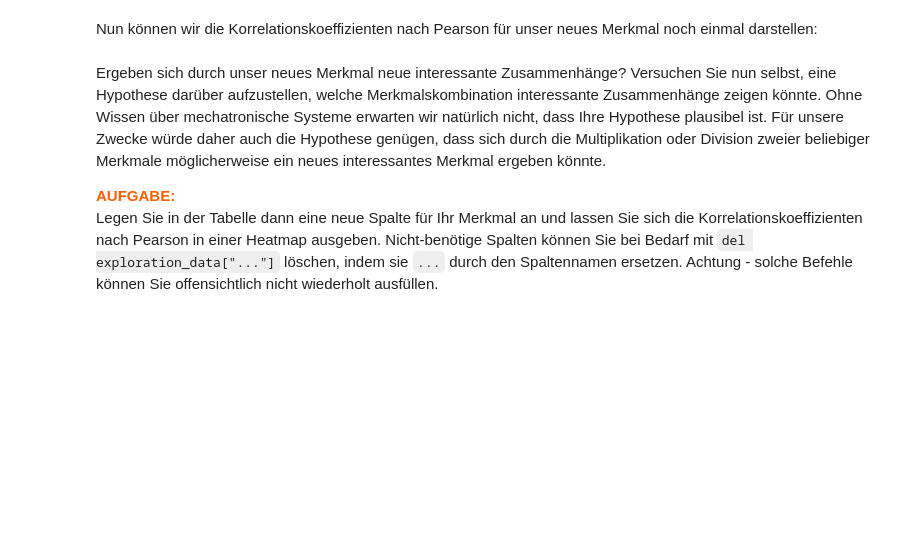
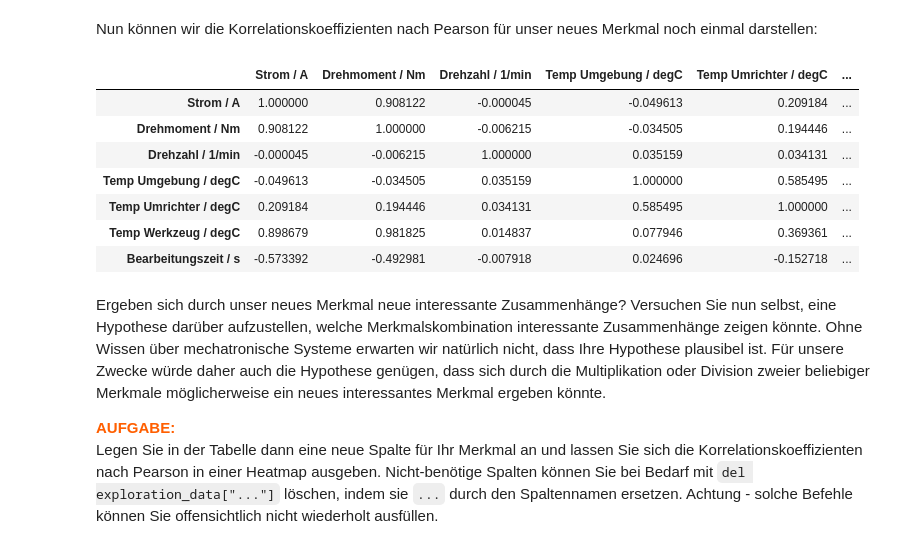
Before and after one commit to Robert35-dll/wikisys_exercise, a Jupyter notebook: 04/Datenexploration.ipynb, the cells around one changed output. Saved outputs shown, nothing was run; the diff lists cells and outputs as text; code cells hidden in the pictures; blank space fills up the shorter version.

```diff
--- a/04/Datenexploration.ipynb
+++ b/04/Datenexploration.ipynb
@@ -197,8 +295,18 @@ exploration_data["Drehmoment / Nm"] / exploration_data["Strom / A"])
 # %% [markdown]
 Nun können wir die Korrelationskoeffizienten nach Pearson für unser neues Merkmal noch einmal darstellen:
 # %%
-corr = exploration_data.corr()
+# Muss wieder numeric_only parameter hinzufügen, weil die corr-Funktion sich über Produktnamen meckert
+hatcorr = exploration_data.corr(numeric_only=True)
 corr.style.background_gradient(cmap ='coolwarm')
+# %% [output]
+|  | Strom / A | Drehmoment / Nm | Drehzahl / 1/min | Temp Umgebung / degC | Temp Umrichter / degC | ... |
+| Strom / A | 1.000000 | 0.908122 | -0.000045 | -0.049613 | 0.209184 | ... |
+| Drehmoment / Nm | 0.908122 | 1.000000 | -0.006215 | -0.034505 | 0.194446 | ... |
+| Drehzahl / 1/min | -0.000045 | -0.006215 | 1.000000 | 0.035159 | 0.034131 | ... |
+| Temp Umgebung / degC | -0.049613 | -0.034505 | 0.035159 | 1.000000 | 0.585495 | ... |
+| Temp Umrichter / degC | 0.209184 | 0.194446 | 0.034131 | 0.585495 | 1.000000 | ... |
+| Temp Werkzeug / degC | 0.898679 | 0.981825 | 0.014837 | 0.077946 | 0.369361 | ... |
+| Bearbeitungszeit / s | -0.573392 | -0.492981 | -0.007918 | 0.024696 | -0.152718 | ... |
 # %% [markdown]
 Ergeben sich durch unser neues Merkmal neue interessante Zusammenhänge? Versuchen Sie nun selbst, eine Hypothese darüber aufzustellen, welche Merkmalskombination interessante Zusammenhänge zeigen könnte. Ohne Wissen über mechatronische Systeme erwarten wir natürlich nicht, dass Ihre Hypothese plausibel ist. Für unsere Zwecke würde daher auch die Hypothese genügen, dass sich durch die Multiplikation oder Division zweier beliebiger Merkmale möglicherweise ein neues interessantes Merkmal ergeben könnte.
 
```
Also changed, not shown: parts of 22 cells of this notebook.
